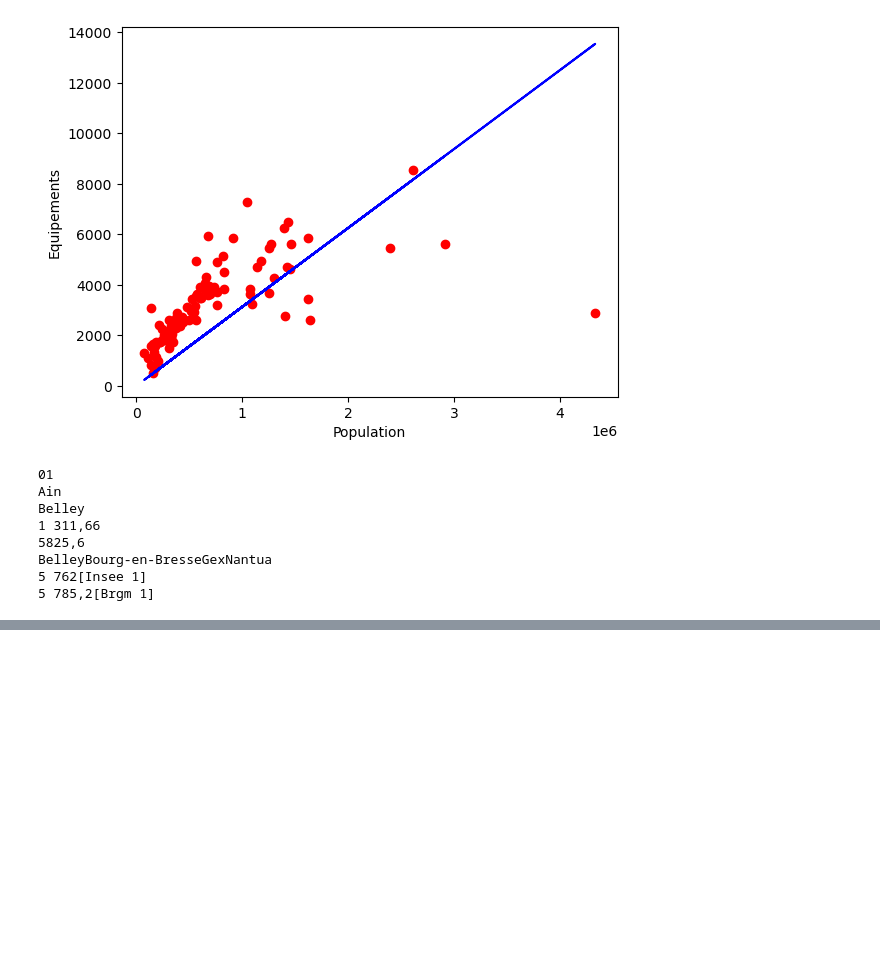
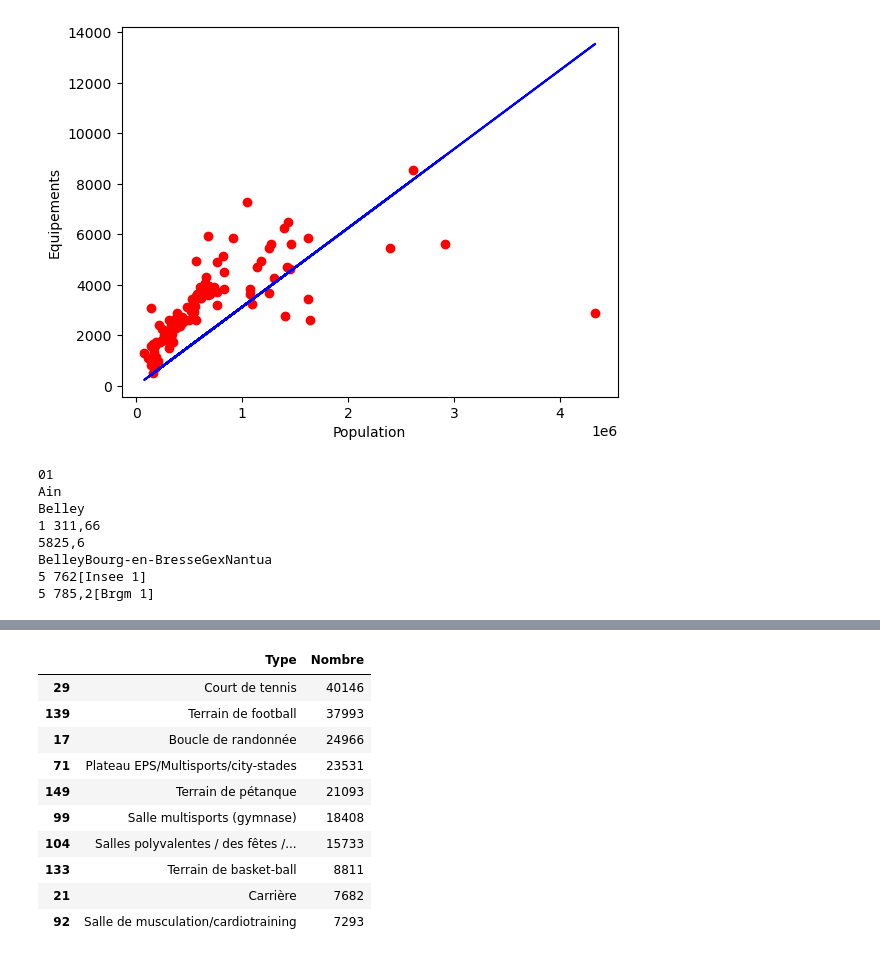
Before and after one commit to JulesChpn/ProjetPython, a Jupyter notebook: README.ipynb, the cells around one changed output, grey strips where cells are left out. Drawn from its saved outputs; the diff is of its cells as text; code cells hidden in the pictures; blank space fills up the shorter version.

```diff
--- a/README.ipynb
+++ b/README.ipynb
@@ -279,0 +297,18 @@ data_base.head()
+# %%
+## Graphique 1 : Les 10 sports
+df1 = equipements.groupby('EquipementTypeLib')['DepCode'].count()
+df1=df1.reset_index()
+df1=df1.rename(columns={'EquipementTypeLib':'Type','DepCode':'Nombre'})
+df1.sort_values('Nombre', ascending=False).head(10)
+# %% [output]
+|  | Type | Nombre |
+| 29 | Court de tennis | 40146 |
+| 139 | Terrain de football | 37993 |
+| 17 | Boucle de randonnée | 24966 |
+| 71 | Plateau EPS/Multisports/city-stades | 23531 |
+| 149 | Terrain de pétanque | 21093 |
+| 99 | Salle multisports (gymnase) | 18408 |
+| 104 | Salles polyvalentes / des fêtes /... | 15733 |
+| 133 | Terrain de basket-ball | 8811 |
+| 21 | Carrière | 7682 |
+| 92 | Salle de musculation/cardiotraining | 7293 |
```
Also changed, not shown: parts of 4 cells of this notebook.
